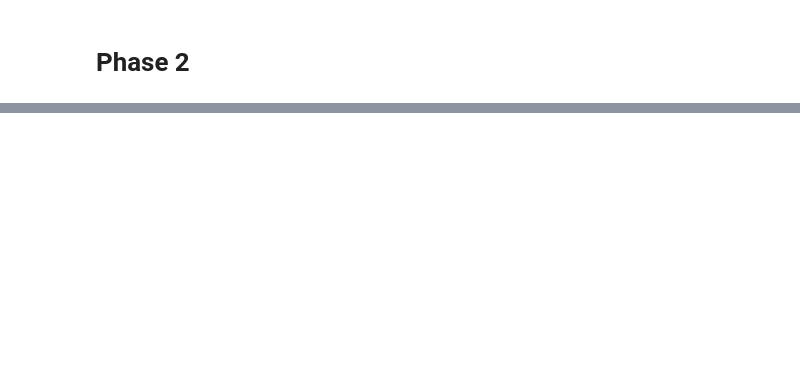
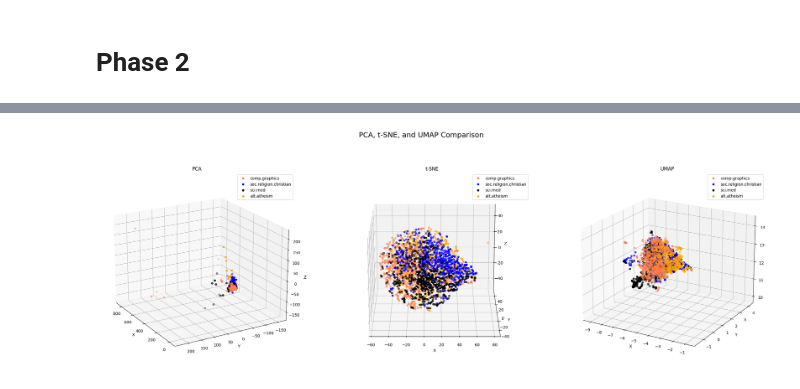
Before and after one commit to tsegayesemere/DM2025-Lab1-Exercise, a Jupyter notebook: DM2025-Lab1-Homework.ipynb, the cells around one changed output, grey strips where cells are left out. Saved outputs shown, nothing was run; the diff lists cells and outputs as text; code cells hidden in the pictures; blank space fills up the shorter version.

```diff
--- a/DM2025-Lab1-Homework.ipynb
+++ b/DM2025-Lab1-Homework.ipynb
@@ -443,0 +636,60 @@ chart.update_layout(
+# %%
+# Answer for Q 18 starts from here
+from sklearn.decomposition import PCA
+from sklearn.manifold import TSNE
+import umap
+import matplotlib.pyplot as plt
+from mpl_toolkits.mplot3d import Axes3D
+
+col = ['coral', 'blue', 'black', 'orange']
+categories = X['category_name'].unique()
+
+X_pca_tdm = PCA(n_components=3).fit_transform(tdm_df.values)
+X_tsne_tdm = TSNE(n_components=3).fit_transform(tdm_df.values)
+X_umap_tdm = umap.UMAP(n_components=3).fit_transform(tdm_df.values)
+
+fig = plt.figure(figsize=(30, 10))
+fig.suptitle('PCA, t-SNE, and UMAP Comparison', fontsize=18)
+
+# Creating the 3D subplots
+ax1 = fig.add_subplot(1, 3, 1, projection='3d')
+ax2 = fig.add_subplot(1, 3, 2, projection='3d')
+ax3 = fig.add_subplot(1, 3, 3, projection='3d')
+axes_3d = [ax1, ax2, ax3]
+
+
+# 3D plots
+def plot_scatter(ax, X_reduced, title):
+    for c, category in zip(col, categories):
+        mask = (X['category_name'] == category)
+        xs = X_reduced[X['category_name'] == category].T[0]
+        ys = X_reduced[X['category_name'] == category].T[1]
+        zs = X_reduced[mask, 2]
+        ax.scatter(xs, ys, zs, c=c, marker='o', label=category)
+
+    ax.set_title(title)
+    ax.set_xlabel('X')
+    ax.set_ylabel('Y')
+    ax.set_zlabel('Z')
+    ax.grid(True)
+    ax.legend(loc='upper right')
+
+# Plot PCA, t-SNE, UMAP results
+plot_scatter(ax1, X_pca_tdm, 'PCA')
+plot_scatter(ax2, X_tsne_tdm, 't-SNE')
+plot_scatter(ax3, X_umap_tdm, 'UMAP')
+
+# Viewing from different angles
+ax1.view_init(elev=20, azim=150)
+ax2.view_init(elev=20, azim=270)
+ax3.view_init(elev=20, azim=300)
+
+plt.show()
+''' Comparint to the 2D plots, the 3D plots provide a more comprehensive view of the data structure.
+When we rotate the plots and view from different angles, we can see that some categories that
+appeared to overlap in 2D are more clearly separated in 3D. This additional dimension allows us to
+better visualize the relationships between categories
+We can see that the computer_graphics category is more visible than others, specially in PCA and UMAP
+But soc_religion_christian is more visible on t-SNE '''
+# %% [output]
+[figure, added]
```
Also changed, not shown: parts of 26 cells of this notebook, 6 other files.
